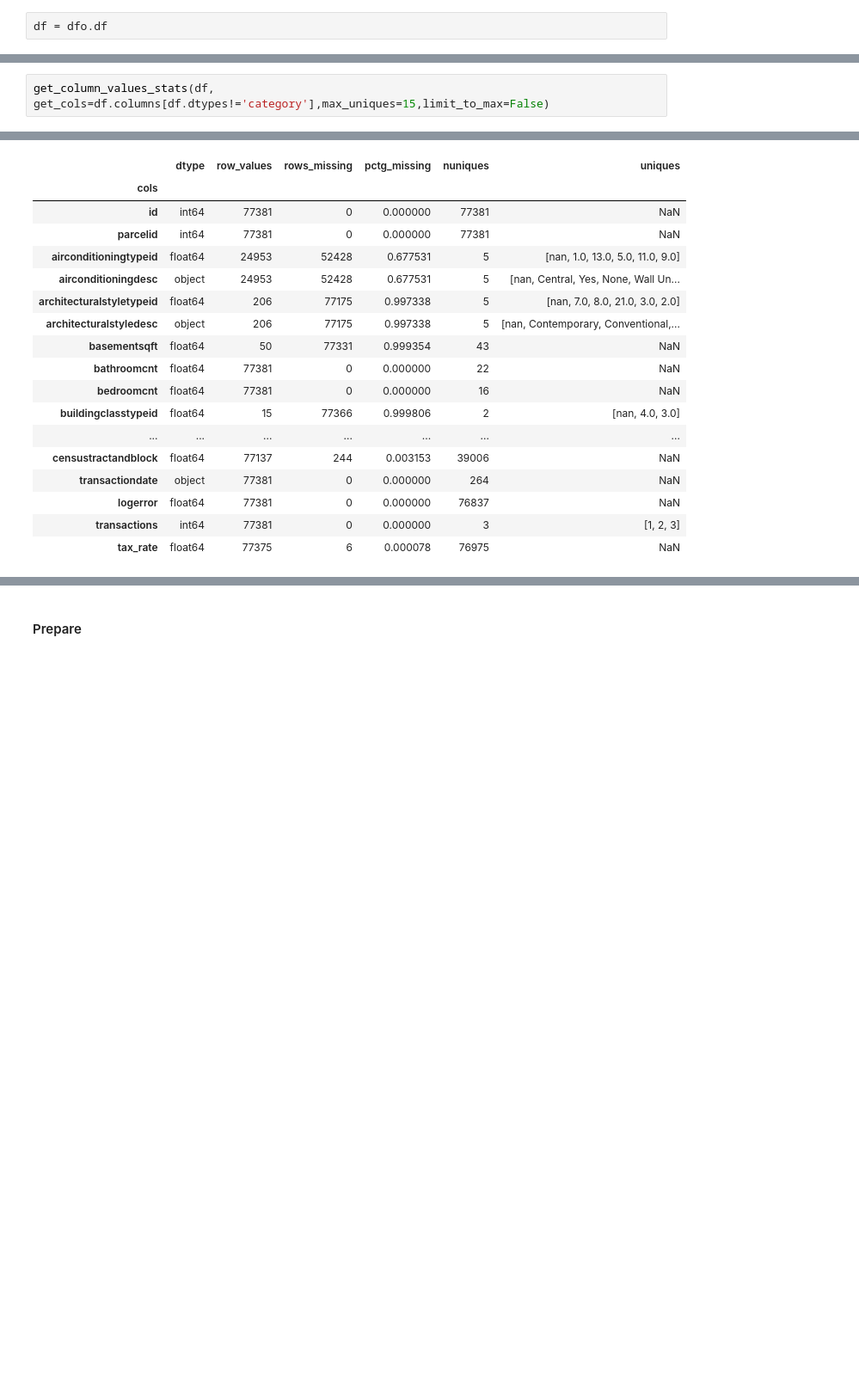
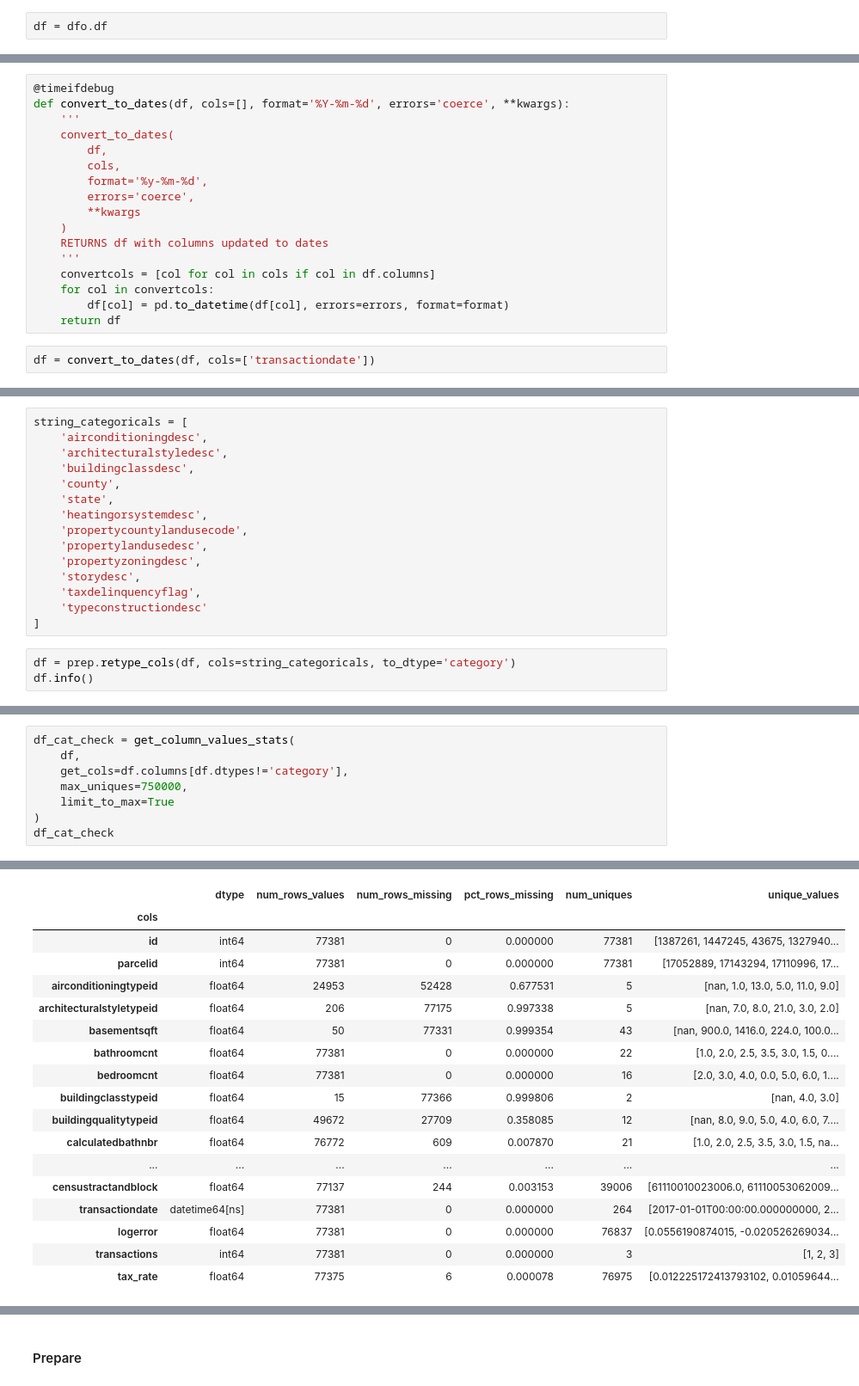
Before and after one commit to kjeliasen/ds-methodologies-exercises, a Jupyter notebook: clustering/Zillow.ipynb, the cells around one changed output, grey strips where cells are left out. Shown at 86% size. Cells and saved outputs as stored; diff of their text form; blank space fills up the shorter version.

```diff
--- a/clustering/Zillow.ipynb
+++ b/clustering/Zillow.ipynb
@@ -119,0 +106,19 @@ ending frame_splain ; time: 0.4734361171722412
+# %%
+@timeifdebug
+def convert_to_dates(df, cols=[], format='%Y-%m-%d', errors='coerce', **kwargs):
+    '''
+    convert_to_dates(
+        df,
+        cols,
+        format='%y-%m-%d',
+        errors='coerce',
+        **kwargs
+    )
+    RETURNS df with columns updated to dates
+    '''
+    convertcols = [col for col in cols if col in df.columns]
+    for col in convertcols:
+        df[col] = pd.to_datetime(df[col], errors=errors, format=format)
+    return df
+# %%
+df = convert_to_dates(df, cols=['transactiondate'])
@@ -207,0 +291,18 @@ def get_column_values_stats(
+# %%
+string_categoricals = [
+    'airconditioningdesc',
+    'architecturalstyledesc',
+    'buildingclassdesc',
+    'county',
+    'state',
+    'heatingorsystemdesc',
+    'propertycountylandusecode',
+    'propertylandusedesc',
+    'propertyzoningdesc',
+    'storydesc',
+    'taxdelinquencyflag',
+    'typeconstructiondesc'
+]
+# %%
+df = prep.retype_cols(df, cols=string_categoricals, to_dtype='category')
+df.info()
@@ -208,3 +329,9 @@ def get_column_values_stats(
 # %%
-get_column_values_stats(df, get_cols=df.columns[df.dtypes!='category'],max_uniques=15,limit_to_max=False)
+df_cat_check = get_column_values_stats(
+    df,
+    get_cols=df.columns[df.dtypes!='category'],
+    max_uniques=750000,
+    limit_to_max=True
+)
+df_cat_check
 # %% [output]
@@ -214,18 +340,18 @@ ending get_row_values_stats ; time: 0.40561985969543457
-|  | dtype | row_values | rows_missing | pctg_missing | nuniques | uniques |
+|  | dtype | num_rows_values | num_rows_missing | pct_rows_missing | num_uniques | unique_values |
 | cols |  |  |  |  |  |  |
-| id | int64 | 77381 | 0 | 0.000000 | 77381 | NaN |
-| parcelid | int64 | 77381 | 0 | 0.000000 | 77381 | NaN |
+| id | int64 | 77381 | 0 | 0.000000 | 77381 | [1387261, 1447245, 43675, 1327940... |
+| parcelid | int64 | 77381 | 0 | 0.000000 | 77381 | [17052889, 17143294, 17110996, 17... |
 | airconditioningtypeid | float64 | 24953 | 52428 | 0.677531 | 5 | [nan, 1.0, 13.0, 5.0, 11.0, 9.0] |
-| airconditioningdesc | object | 24953 | 52428 | 0.677531 | 5 | [nan, Central, Yes, None, Wall Un... |
 | architecturalstyletypeid | float64 | 206 | 77175 | 0.997338 | 5 | [nan, 7.0, 8.0, 21.0, 3.0, 2.0] |
-| architecturalstyledesc | object | 206 | 77175 | 0.997338 | 5 | [nan, Contemporary, Conventional,... |
-| basementsqft | float64 | 50 | 77331 | 0.999354 | 43 | NaN |
-| bathroomcnt | float64 | 77381 | 0 | 0.000000 | 22 | NaN |
-| bedroomcnt | float64 | 77381 | 0 | 0.000000 | 16 | NaN |
+| basementsqft | float64 | 50 | 77331 | 0.999354 | 43 | [nan, 900.0, 1416.0, 224.0, 100.0... |
+| bathroomcnt | float64 | 77381 | 0 | 0.000000 | 22 | [1.0, 2.0, 2.5, 3.5, 3.0, 1.5, 0.... |
+| bedroomcnt | float64 | 77381 | 0 | 0.000000 | 16 | [2.0, 3.0, 4.0, 0.0, 5.0, 6.0, 1.... |
 | buildingclasstypeid | float64 | 15 | 77366 | 0.999806 | 2 | [nan, 4.0, 3.0] |
+| buildingqualitytypeid | float64 | 49672 | 27709 | 0.358085 | 12 | [nan, 8.0, 9.0, 5.0, 4.0, 6.0, 7.... |
+| calculatedbathnbr | float64 | 76772 | 609 | 0.007870 | 21 | [1.0, 2.0, 2.5, 3.5, 3.0, 1.5, na... |
 | ... | ... | ... | ... | ... | ... | ... |
-| censustractandblock | float64 | 77137 | 244 | 0.003153 | 39006 | NaN |
-| transactiondate | object | 77381 | 0 | 0.000000 | 264 | NaN |
-| logerror | float64 | 77381 | 0 | 0.000000 | 76837 | NaN |
+| censustractandblock | float64 | 77137 | 244 | 0.003153 | 39006 | [61110010023006.0, 61110053062009... |
+| transactiondate | datetime64[ns] | 77381 | 0 | 0.000000 | 264 | [2017-01-01T00:00:00.000000000, 2... |
+| logerror | float64 | 77381 | 0 | 0.000000 | 76837 | [0.0556190874015, -0.020526269034... |
 | transactions | int64 | 77381 | 0 | 0.000000 | 3 | [1, 2, 3] |
-| tax_rate | float64 | 77375 | 6 | 0.000078 | 76975 | NaN |
+| tax_rate | float64 | 77375 | 6 | 0.000078 | 76975 | [0.012225172413793102, 0.01059644... |
```
Also changed, not shown: parts of 32 cells of this notebook, 5 other files.
